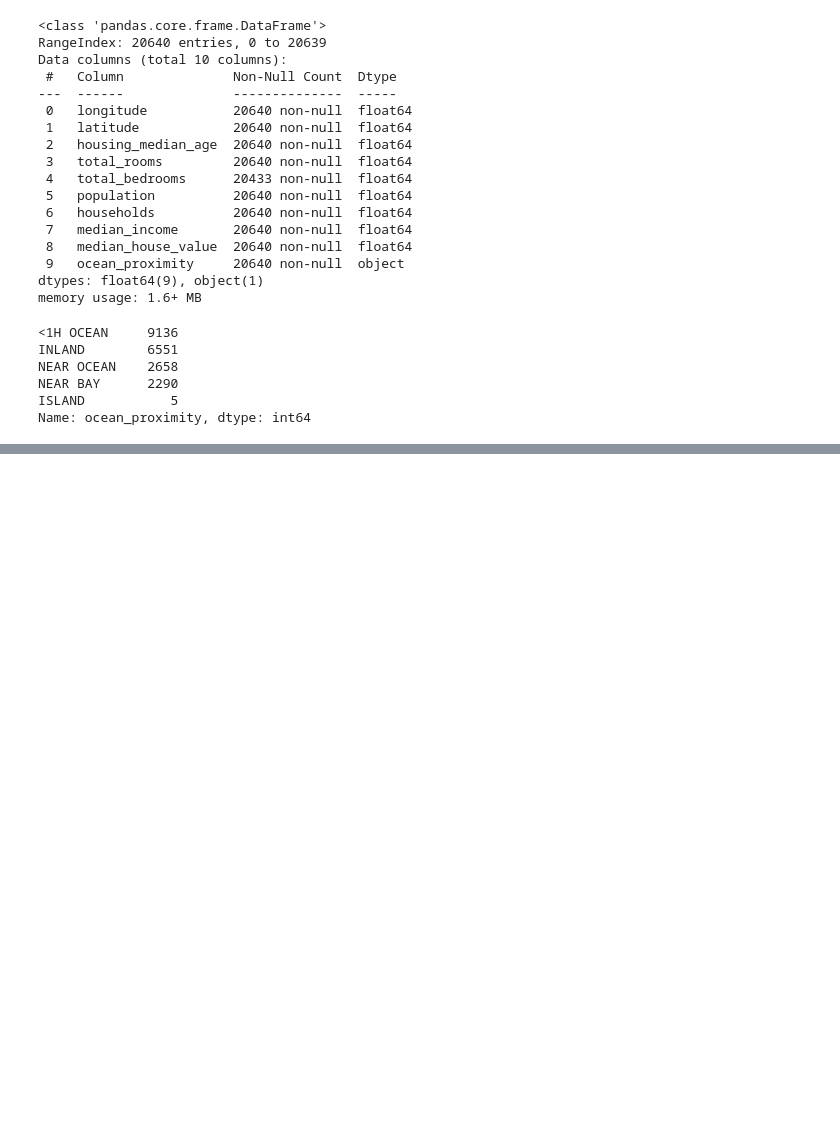
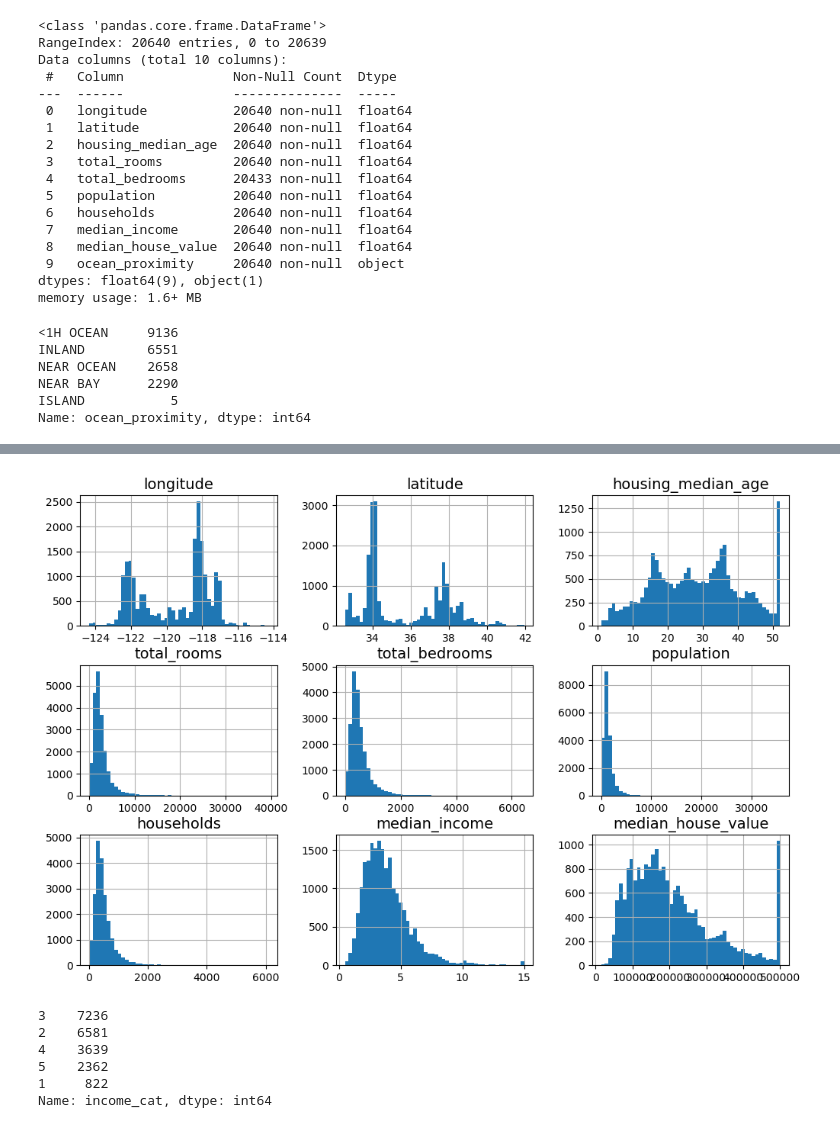
Before and after one commit to dcsguegsd/new_repo, a Jupyter notebook: 02_pierwszy_projekt_uczenia_maszynowego.ipynb, the cells around one changed output, grey strips where cells are left out. Saved outputs shown, nothing was run; the diff lists cells and outputs as text; code cells hidden in the pictures; blank space fills up the shorter version.

```diff
--- a/02_pierwszy_projekt_uczenia_maszynowego.ipynb
+++ b/02_pierwszy_projekt_uczenia_maszynowego.ipynb
@@ -52,0 +65,5 @@ Name: ocean_proximity, dtype: int64
+# %%
+housing.hist(bins=50, figsize=(12,8)) #figsize definiuje rozmiar wykresu
+plt.show()
+# %% [output]
+[figure, added]
@@ -52,0 +76,9 @@ Name: ocean_proximity, dtype: int64
+# %%
+housing["income_cat"].value_counts()
+# %% [output]
+3    7236
+2    6581
+4    3639
+5    2362
+1     822
+Name: income_cat, dtype: int64
```
Also changed, not shown: parts of 7 cells of this notebook.
